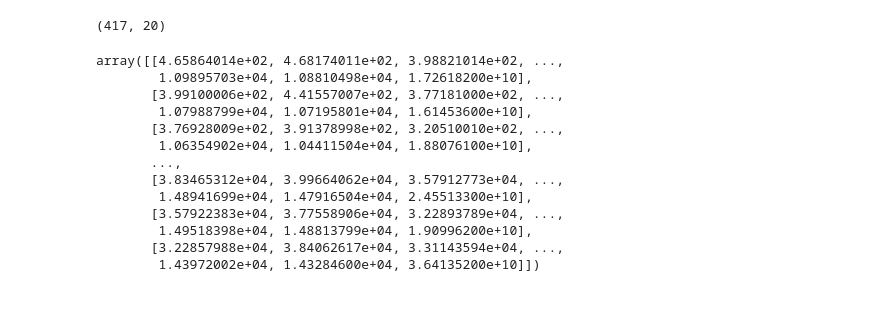
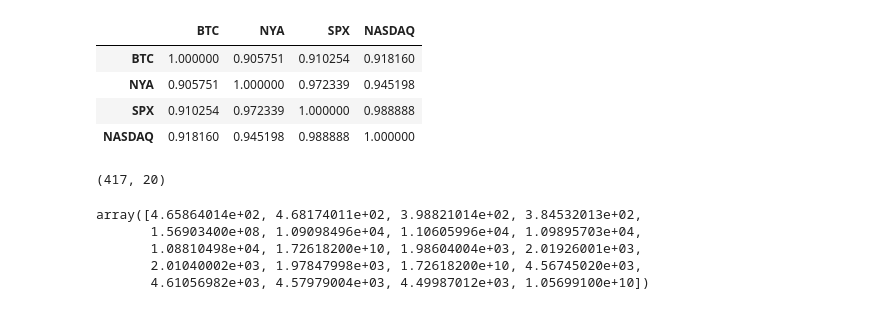
Before and after one commit to RodolfoHelf/TCC, a Jupyter notebook: StockPricePrediction(classiffication).ipynb, the cells around one changed output. Saved outputs shown, nothing was run; the diff lists cells and outputs as text; code cells hidden in the pictures.

```diff
--- a/StockPricePrediction(classiffication).ipynb
+++ b/StockPricePrediction(classiffication).ipynb
@@ -40,24 +16,38 @@ Text(0, 0.5, 'Preço')
 # %%
 #loading the macroeconomics data
 
-import yfinance as yf
-#S&P NYSE NASDAQ
-tickers = yf.Tickers("^GSPC ^NYA ^IXIC")
-NYA = tickers.tickers["^NYA"].history(start="2014-09-15", end="2022-09-07",interval="1wk")
-NYA = NYA[["Open","High","Close","Low","Volume"]]
-NYA = NYA.rename({'Open': 'Open1', 'High': 'High1','Close': 'Close1','Low': 'Low1','Volume': 'Volume1'}, axis=1)
-SEP = tickers.tickers["^NYA"].history(start="2014-09-15", end="2022-09-07",interval="1wk")
-SEP = SEP[["Open","High","Close","Low","Volume"]]
-SEP = SEP.rename({'Open': 'Open2', 'High': 'High2','Close': 'Close2','Low': 'Low2','Volume': 'Volume2'}, axis=1)
-NASDAQ = tickers.tickers["^NYA"].history(start="2014-09-15", end="2022-09-07",interval="1wk")
-NASDAQ = NASDAQ[["Open","High","Close","Low","Volume"]]
-NASDAQ = NASDAQ.rename({'Open': 'Open2', 'High': 'High2','Close': 'Close2','Low': 'Low2','Volume': 'Volume2'}, axis=1)
+def get_historical_dataset(interval):
+
+    #S&P NYSE NASDAQ
+    tickers = yf.Tickers("^GSPC ^NYA ^IXIC")
+    NYA = tickers.tickers["^NYA"].history(start="2014-09-15", end="2022-09-07",interval=interval)
+    NYA = NYA[["Open","High","Close","Low","Volume"]]
+    NYA = NYA.rename({'Open': 'Open1', 'High': 'High1','Close': 'Close1','Low': 'Low1','Volume': 'Volume1'}, axis=1)
+    SEP = tickers.tickers["^GSPC"].history(start="2014-09-15", end="2022-09-07",interval=interval)
+    SEP = SEP[["Open","High","Close","Low","Volume"]]
+    SEP = SEP.rename({'Open': 'Open2', 'High': 'High2','Close': 'Close2','Low': 'Low2','Volume': 'Volume2'}, axis=1)
+    NASDAQ = tickers.tickers["^IXIC"].history(start="2014-09-15", end="2022-09-07",interval=interval)
+    NASDAQ = NASDAQ[["Open","High","Close","Low","Volume"]]
+    NASDAQ = NASDAQ.rename({'Open': 'Open3', 'High': 'High3','Close': 'Close3','Low': 'Low3','Volume': 'Volume3'}, axis=1)
+
+    #loading the BTC data
+    BTC_Ticker = yf.Ticker("BTC-USD")
+    BTC_Data = BTC_Ticker.history(start="2014-09-15", end="2022-09-07",interval = interval)
+    BTC_Data = BTC_Data[["Open","High","Close","Low","Volume"]]
+    new_dataset = pd.concat([BTC_Data,NYA,SEP,NASDAQ],axis=1)
+    return new_dataset
+
+new_dataset = get_historical_dataset("1wk").dropna()
-# %%
-#loading the BTC data
-BTC_Ticker = yf.Ticker("BTC-USD")
-BTC_Data = BTC_Ticker.history(period="max",interval = "1wk")
-new_dataset = BTC_Data[["Open","High","Close","Low","Volume"]]
-new_dataset = pd.concat([new_dataset,NYA,SEP,NASDAQ],axis=1)
+# %%
+correlation = new_dataset[["Close","Close1","Close2","Close3"]]
+correlation= correlation.rename({'Close': 'BTC', 'Close1': 'NYA','Close2': 'SPX','Close3': 'NASDAQ'}, axis=1)
+correlation.corr()
+# %% [output]
+|  | BTC | NYA | SPX | NASDAQ |
+| BTC | 1.000000 | 0.905751 | 0.910254 | 0.918160 |
+| NYA | 0.905751 | 1.000000 | 0.972339 | 0.945198 |
+| SPX | 0.910254 | 0.972339 | 1.000000 | 0.988888 |
+| NASDAQ | 0.918160 | 0.945198 | 0.988888 | 1.000000 |
 # %%
 #get the close values as a vertical array ( add one more dimension to the array)
 #features_array =np.concatenate( (new_dataset.Close.values.reshape(-1,1), new_dataset.Open.values.reshape(-1,1),new_dataset.High.values.reshape(-1,1),new_dataset.Low.values.reshape(-1,1)),axis=1)
@@ -71,21 +61,13 @@ features_array.shape
 #split the values in train and test
 dataset_train = np.array(features_array[:int(features_array.shape[0]*0.8)])
 dataset_test = np.array(features_array[int(features_array.shape[0]*0.8):])
-dataset_train
+dataset_train[0]
 # %% [output]
-array([[4.65864014e+02, 4.68174011e+02, 3.98821014e+02, ...,
-        1.09895703e+04, 1.08810498e+04, 1.72618200e+10],
-       [3.99100006e+02, 4.41557007e+02, 3.77181000e+02, ...,
-        1.07988799e+04, 1.07195801e+04, 1.61453600e+10],
-       [3.76928009e+02, 3.91378998e+02, 3.20510010e+02, ...,
-        1.06354902e+04, 1.04411504e+04, 1.88076100e+10],
-       ...,
-       [3.83465312e+04, 3.99664062e+04, 3.57912773e+04, ...,
-        1.48941699e+04, 1.47916504e+04, 2.45513300e+10],
-       [3.57922383e+04, 3.77558906e+04, 3.22893789e+04, ...,
-        1.49518398e+04, 1.48813799e+04, 1.90996200e+10],
-       [3.22857988e+04, 3.84062617e+04, 3.31143594e+04, ...,
-        1.43972002e+04, 1.43284600e+04, 3.64135200e+10]])
+array([4.65864014e+02, 4.68174011e+02, 3.98821014e+02, 3.84532013e+02,
+       1.56903400e+08, 1.09098496e+04, 1.10605996e+04, 1.09895703e+04,
+       1.08810498e+04, 1.72618200e+10, 1.98604004e+03, 2.01926001e+03,
+       2.01040002e+03, 1.97847998e+03, 1.72618200e+10, 4.56745020e+03,
+       4.61056982e+03, 4.57979004e+03, 4.49987012e+03, 1.05699100e+10])
 # %%
 #normalize the data
 scaler = MinMaxScaler(feature_range=(0,1))
```
Also changed, not shown: parts of 19 cells of this notebook, 1 other file.
